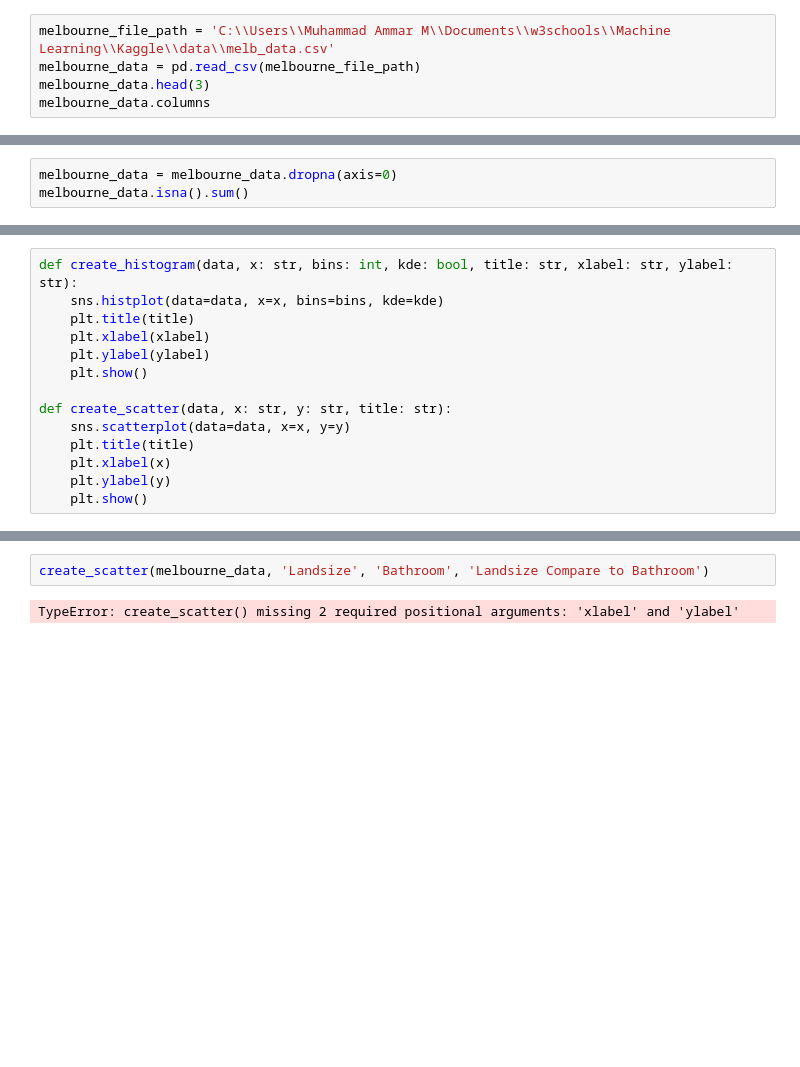
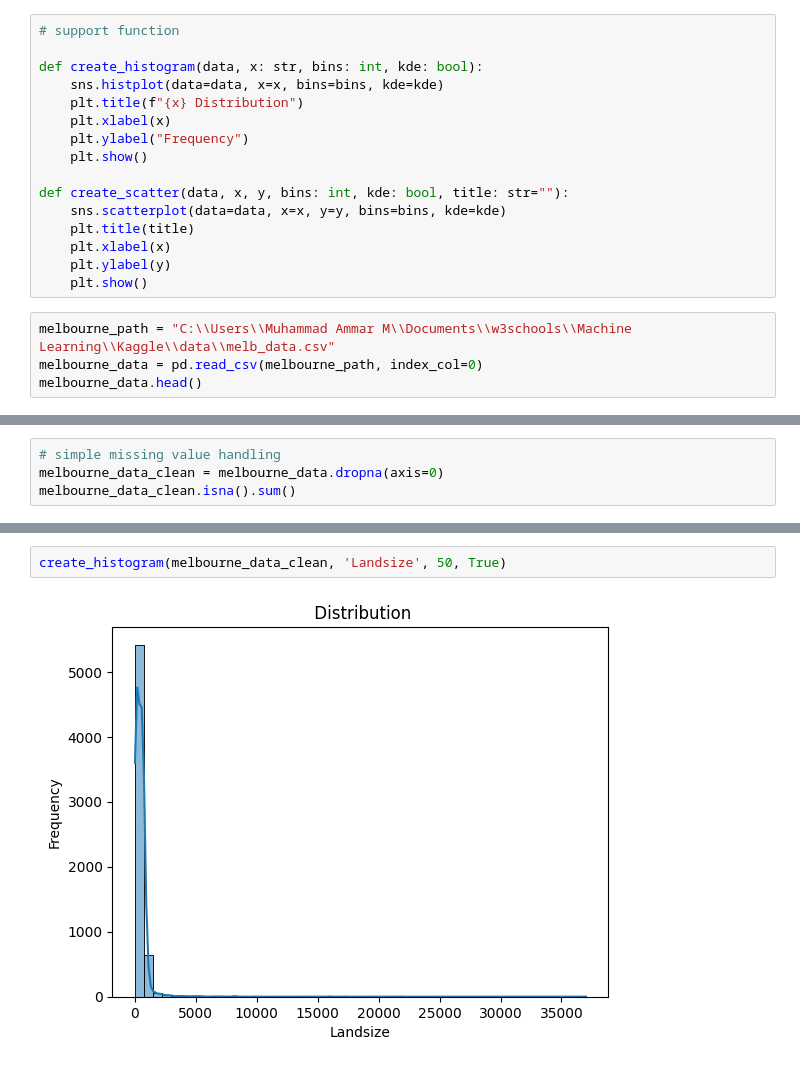
Before and after one commit to ammarmuflih/Machine_Learning, a Jupyter notebook: Kaggle/house_price_simple_train.ipynb, the cells around one changed output, grey strips where cells are left out. Cells and saved outputs as stored; diff of their text form; blank space fills up the shorter version.

```diff
--- a/Kaggle/house_price_simple_train.ipynb
+++ b/Kaggle/house_price_simple_train.ipynb
@@ -7,6 +10,21 @@ from sklearn.tree import DecisionTreeRegressor
+# %%
+# support function
+
+def create_histogram(data, x: str, bins: int, kde: bool):
+    sns.histplot(data=data, x=x, bins=bins, kde=kde)
+    plt.title(f"{x} Distribution")
+    plt.xlabel(x)
+    plt.ylabel("Frequency")
+    plt.show()
+
+def create_scatter(data, x, y, bins: int, kde: bool, title: str=""):
+    sns.scatterplot(data=data, x=x, y=y, bins=bins, kde=kde)
+    plt.title(title)
+    plt.xlabel(x)
+    plt.ylabel(y)
+    plt.show()
 # %%
-melbourne_file_path = 'C:\\Users\\Muhammad Ammar M\\Documents\\w3schools\\Machine Learning\\Kaggle\\data\\melb_data.csv'
-melbourne_data = pd.read_csv(melbourne_file_path)
-melbourne_data.head(3)
-melbourne_data.columns
+melbourne_path = "C:\\Users\\Muhammad Ammar M\\Documents\\w3schools\\Machine Learning\\Kaggle\\data\\melb_data.csv"
+melbourne_data = pd.read_csv(melbourne_path, index_col=0)
+melbourne_data.head()
 # %% [output]
@@ -50,4 +98,5 @@ melbourne_data.describe()
 # %%
-melbourne_data = melbourne_data.dropna(axis=0)
-melbourne_data.isna().sum()
+# simple missing value handling
+melbourne_data_clean = melbourne_data.dropna(axis=0)
+melbourne_data_clean.isna().sum()
 # %% [output]
@@ -95,14 +119,0 @@ X.head()
-# %%
-def create_histogram(data, x: str, bins: int, kde: bool, title: str, xlabel: str, ylabel: str):
-    sns.histplot(data=data, x=x, bins=bins, kde=kde)
-    plt.title(title)
-    plt.xlabel(xlabel)
-    plt.ylabel(ylabel)
-    plt.show()
-
-def create_scatter(data, x: str, y: str, title: str):
-    sns.scatterplot(data=data, x=x, y=y)
-    plt.title(title)
-    plt.xlabel(x)
-    plt.ylabel(y)
-    plt.show()
@@ -115,4 +120,4 @@ create_histogram(melbourne_data, 'Bathroom', 50, True, 'Number of Bathroom', 'Ba
-# %%
-create_scatter(melbourne_data, 'Landsize', 'Bathroom', 'Landsize Compare to Bathroom')
-# %% [output]
-TypeError: create_scatter() missing 2 required positional arguments: 'xlabel' and 'ylabel'
+# %%
+create_histogram(melbourne_data_clean, 'Landsize', 50, True)
+# %% [output]
+[figure, added]
```
Also changed, not shown: parts of 9 cells of this notebook.
